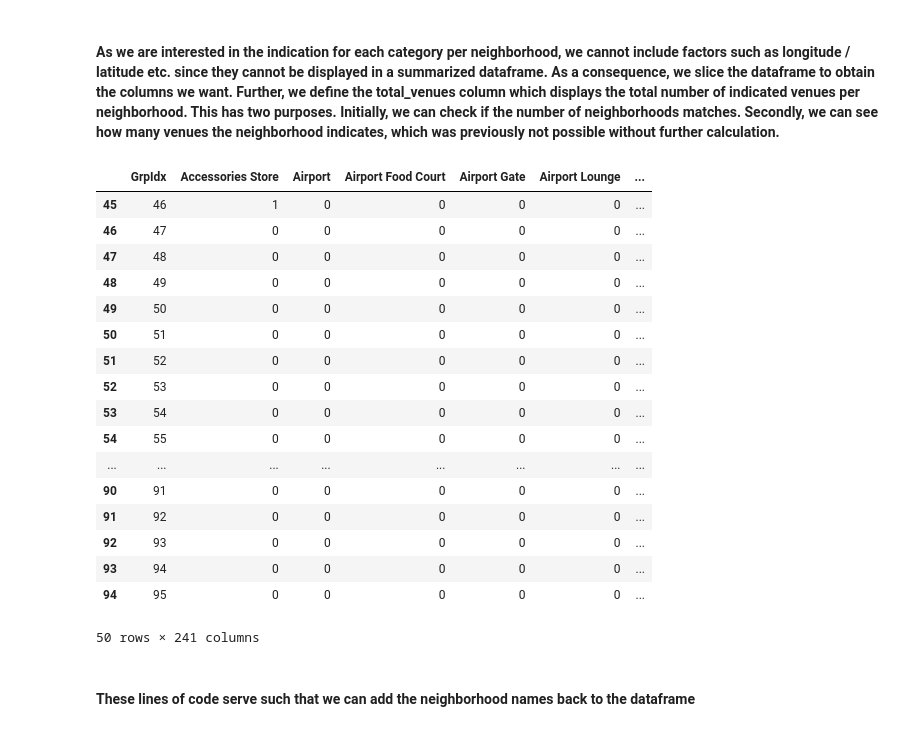
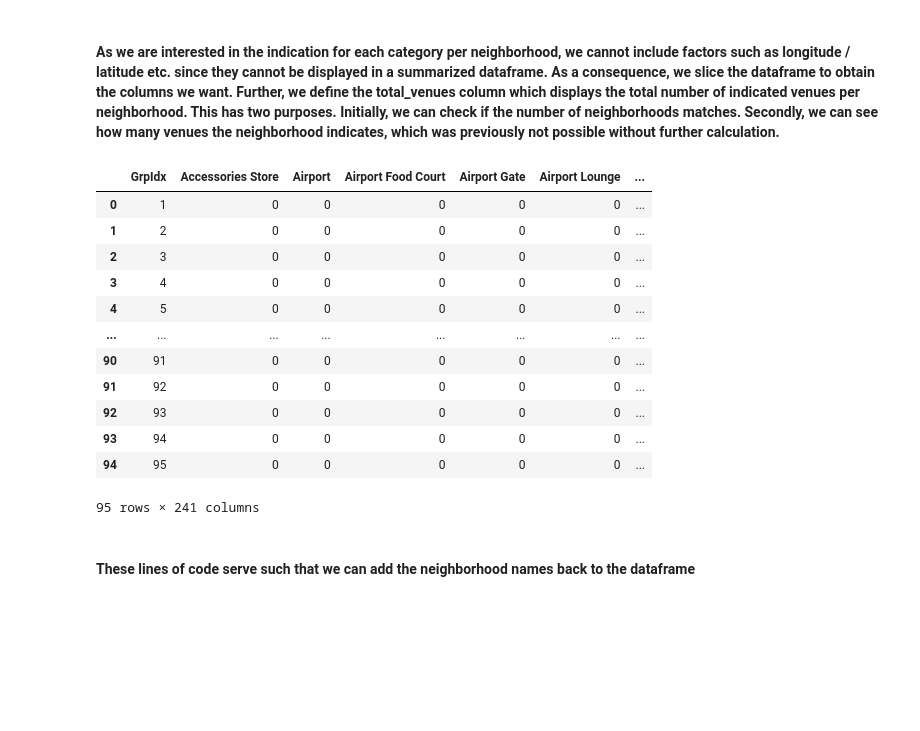
Before and after one commit to NikolasAnic/Coursera-Capstone, a Jupyter notebook: Toronto_Housing_Market.ipynb, the cells around one changed output. Saved outputs shown, nothing was run; the diff lists cells and outputs as text; code cells hidden in the pictures; blank space fills up the shorter version.

```diff
--- a/Toronto_Housing_Market.ipynb
+++ b/Toronto_Housing_Market.ipynb
@@ -440,30 +454,29 @@ v_t = pd.concat([venu_tor, dummy_cat], axis=1)
 # %%
 t = v_t.iloc[:,0]
 u = v_t.iloc[:,17:]
 v = pd.concat([t, u], axis=1)
 w = v.groupby(["GrpIdx"]).sum()
 w["total_venues"] = w.sum(axis = 1)
 w = w.groupby('GrpIdx').mean().reset_index()
-w.tail(50)
+
+t.drop_duplicates(inplace=True)
+t = pd.DataFrame(t)
+t['C'] = t.reset_index().index
+w
 # %% [output]
 |  | GrpIdx | Accessories Store | Airport | Airport Food Court | Airport Gate | Airport Lounge | ... |
-| 45 | 46 | 1 | 0 | 0 | 0 | 0 | ... |
-| 46 | 47 | 0 | 0 | 0 | 0 | 0 | ... |
-| 47 | 48 | 0 | 0 | 0 | 0 | 0 | ... |
-| 48 | 49 | 0 | 0 | 0 | 0 | 0 | ... |
-| 49 | 50 | 0 | 0 | 0 | 0 | 0 | ... |
-| 50 | 51 | 0 | 0 | 0 | 0 | 0 | ... |
-| 51 | 52 | 0 | 0 | 0 | 0 | 0 | ... |
-| 52 | 53 | 0 | 0 | 0 | 0 | 0 | ... |
-| 53 | 54 | 0 | 0 | 0 | 0 | 0 | ... |
-| 54 | 55 | 0 | 0 | 0 | 0 | 0 | ... |
+| 0 | 1 | 0 | 0 | 0 | 0 | 0 | ... |
+| 1 | 2 | 0 | 0 | 0 | 0 | 0 | ... |
+| 2 | 3 | 0 | 0 | 0 | 0 | 0 | ... |
+| 3 | 4 | 0 | 0 | 0 | 0 | 0 | ... |
+| 4 | 5 | 0 | 0 | 0 | 0 | 0 | ... |
 | ... | ... | ... | ... | ... | ... | ... | ... |
 | 90 | 91 | 0 | 0 | 0 | 0 | 0 | ... |
 | 91 | 92 | 0 | 0 | 0 | 0 | 0 | ... |
 | 92 | 93 | 0 | 0 | 0 | 0 | 0 | ... |
 | 93 | 94 | 0 | 0 | 0 | 0 | 0 | ... |
 | 94 | 95 | 0 | 0 | 0 | 0 | 0 | ... |
-50 rows × 241 columns
+95 rows × 241 columns
 # %% [markdown]
 #### These lines of code serve such that we can add the neighborhood names back to the dataframe
 # %%
```
Also changed, not shown: parts of 3 cells of this notebook, 2 other files.
